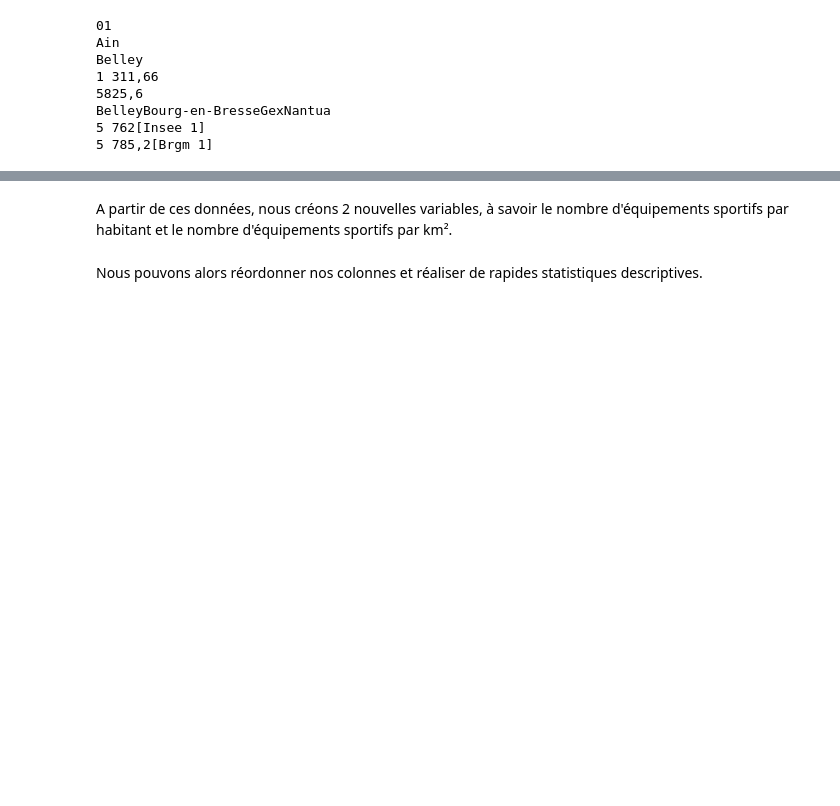
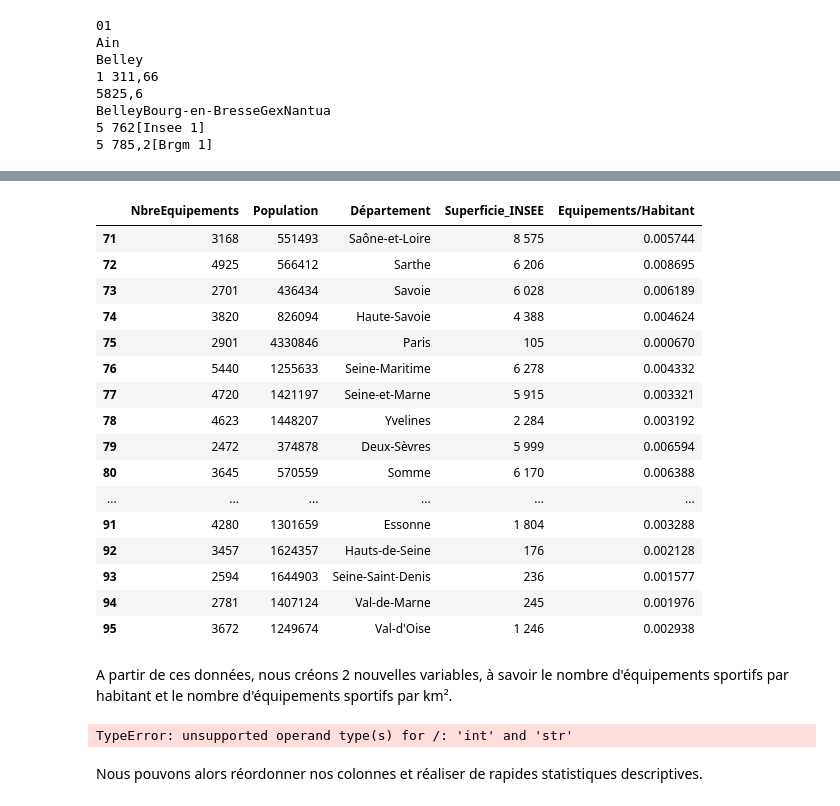
Before and after one commit to JulesChpn/ProjetPython, a Jupyter notebook: README.ipynb, the cells around one changed output, grey strips where cells are left out. Cells and saved outputs as stored; diff of their text form; code cells hidden in the pictures; blank space fills up the shorter version.

```diff
--- a/README.ipynb
+++ b/README.ipynb
@@ -369,11 +297,35 @@ data_base.head()
 # %%
 data_base = data_base.drop(columns = ["Arrondissement_1950", "Superf_1950", "Superficie_1950", "Arrondissement_2018", "Superficie_IGN", "Localisation"])
 data_base.head()
+# %%
+data_base["Superficie_INSEE"] = data_base["Superficie_INSEE"].apply(lambda x: x.replace(" ",""))
+# %%
+data_base.tail(25)
+# %% [output]
+|  | NbreEquipements | Population | Département | Superficie_INSEE | Equipements/Habitant |
+| 71 | 3168 | 551493 | Saône-et-Loire | 8 575 | 0.005744 |
+| 72 | 4925 | 566412 | Sarthe | 6 206 | 0.008695 |
+| 73 | 2701 | 436434 | Savoie | 6 028 | 0.006189 |
+| 74 | 3820 | 826094 | Haute-Savoie | 4 388 | 0.004624 |
+| 75 | 2901 | 4330846 | Paris | 105 | 0.000670 |
+| 76 | 5440 | 1255633 | Seine-Maritime | 6 278 | 0.004332 |
+| 77 | 4720 | 1421197 | Seine-et-Marne | 5 915 | 0.003321 |
+| 78 | 4623 | 1448207 | Yvelines | 2 284 | 0.003192 |
+| 79 | 2472 | 374878 | Deux-Sèvres | 5 999 | 0.006594 |
+| 80 | 3645 | 570559 | Somme | 6 170 | 0.006388 |
+| ... | ... | ... | ... | ... | ... |
+| 91 | 4280 | 1301659 | Essonne | 1 804 | 0.003288 |
+| 92 | 3457 | 1624357 | Hauts-de-Seine | 176 | 0.002128 |
+| 93 | 2594 | 1644903 | Seine-Saint-Denis | 236 | 0.001577 |
+| 94 | 2781 | 1407124 | Val-de-Marne | 245 | 0.001976 |
+| 95 | 3672 | 1249674 | Val-d'Oise | 1 246 | 0.002938 |
 # %% [markdown]
 A partir de ces données, nous créons 2 nouvelles variables, à savoir le nombre d'équipements sportifs par habitant et le nombre d'équipements sportifs par km².
 # %%
 data_base["Equipements/Habitant"] = data_base["NbreEquipements"]/data_base["Population"]
 data_base["Equipements/km²"] = data_base["NbreEquipements"]/data_base["Superficie_INSEE"]
+# %% [output]
+TypeError: unsupported operand type(s) for /: 'int' and 'str'
 # %% [markdown]
 Nous pouvons alors réordonner nos colonnes et réaliser de rapides statistiques descriptives.
 # %%
```
Also changed, not shown: parts of 5 cells of this notebook.
